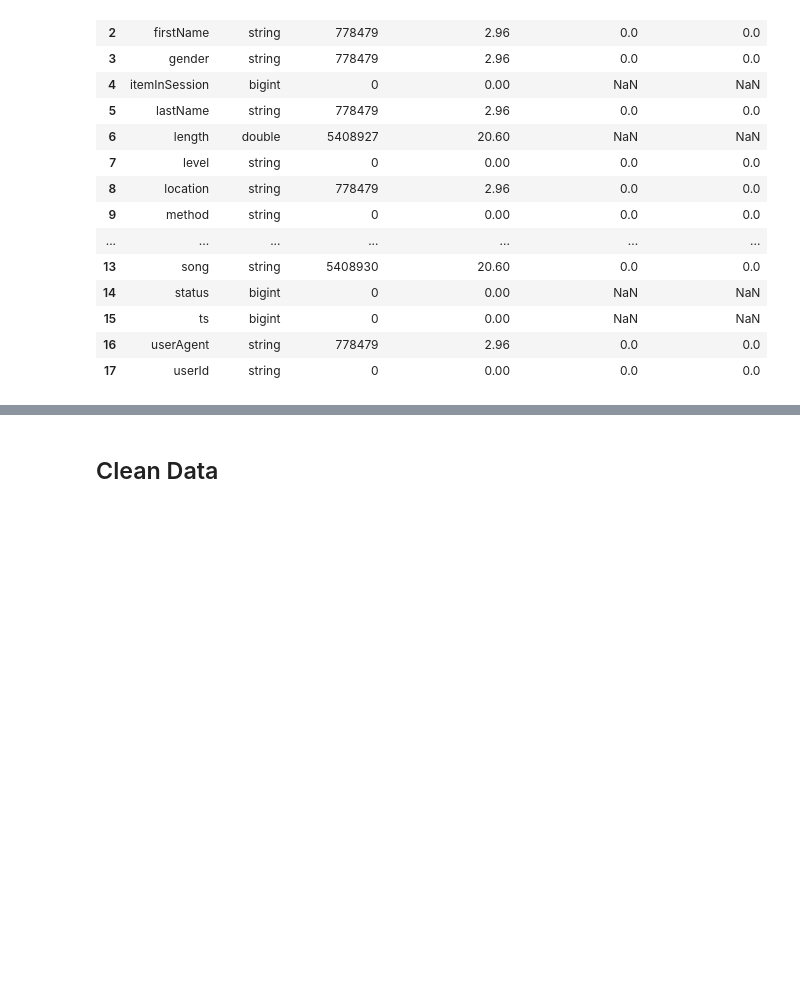
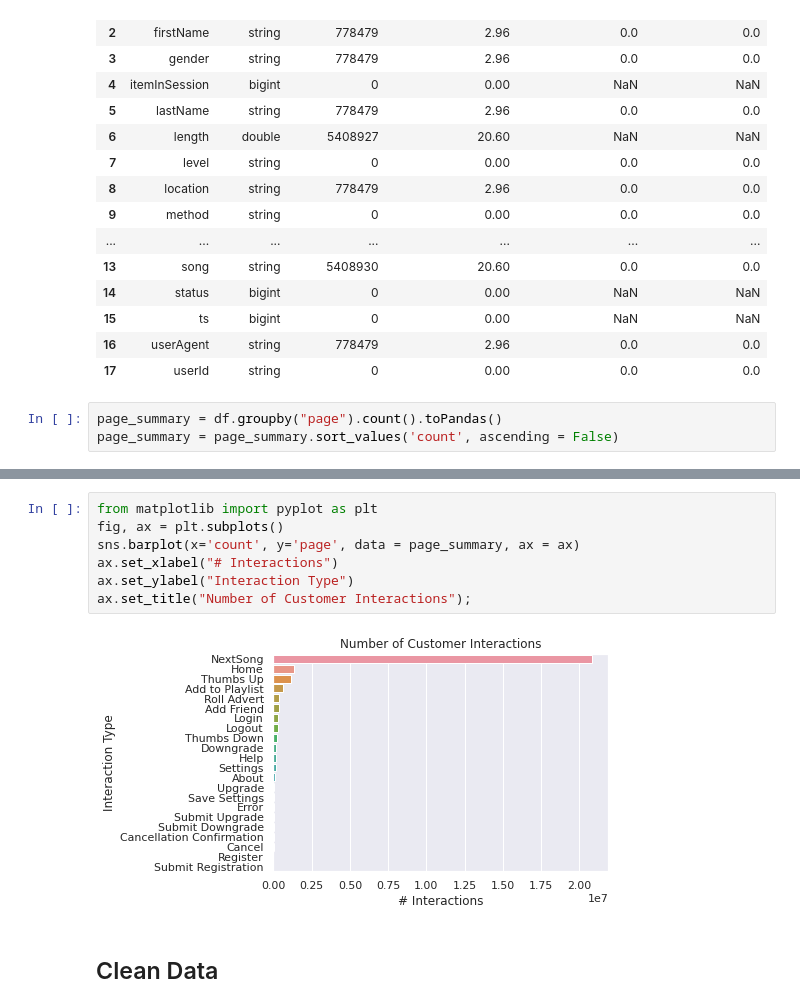
Before and after one commit to smit5490/sparkify-customer-retention, a Jupyter notebook: notebooks/1_databricks_cleaning_feature_engineering_full_data.ipynb, the cells around one changed output, grey strips where cells are left out. Cells and saved outputs as stored; diff of their text form; blank space fills up the shorter version.

```diff
--- a/notebooks/1_databricks_cleaning_feature_engineering_full_data.ipynb
+++ b/notebooks/1_databricks_cleaning_feature_engineering_full_data.ipynb
@@ -77,3 +77,6 @@ exploreData.summarize_missing_vals(df)
 | 15 | ts | bigint | 0 | 0.00 | NaN | NaN |
 | 16 | userAgent | string | 778479 | 2.96 | 0.0 | 0.0 |
 | 17 | userId | string | 0 | 0.00 | 0.0 | 0.0 |
+# %%
+page_summary = df.groupby("page").count().toPandas()
+page_summary = page_summary.sort_values('count', ascending = False)
@@ -80,3 +85,12 @@ exploreData.summarize_missing_vals(df)
+# %%
+from matplotlib import pyplot as plt
+fig, ax = plt.subplots()
+sns.barplot(x='count', y='page', data = page_summary, ax = ax)
+ax.set_xlabel("# Interactions")
+ax.set_ylabel("Interaction Type")
+ax.set_title("Number of Customer Interactions");
+# %% [output]
+[figure, added]
 # %% [markdown]
 ## Clean Data
 # %%
```
Also changed, not shown: parts of 8 cells of this notebook, 1 other file.
